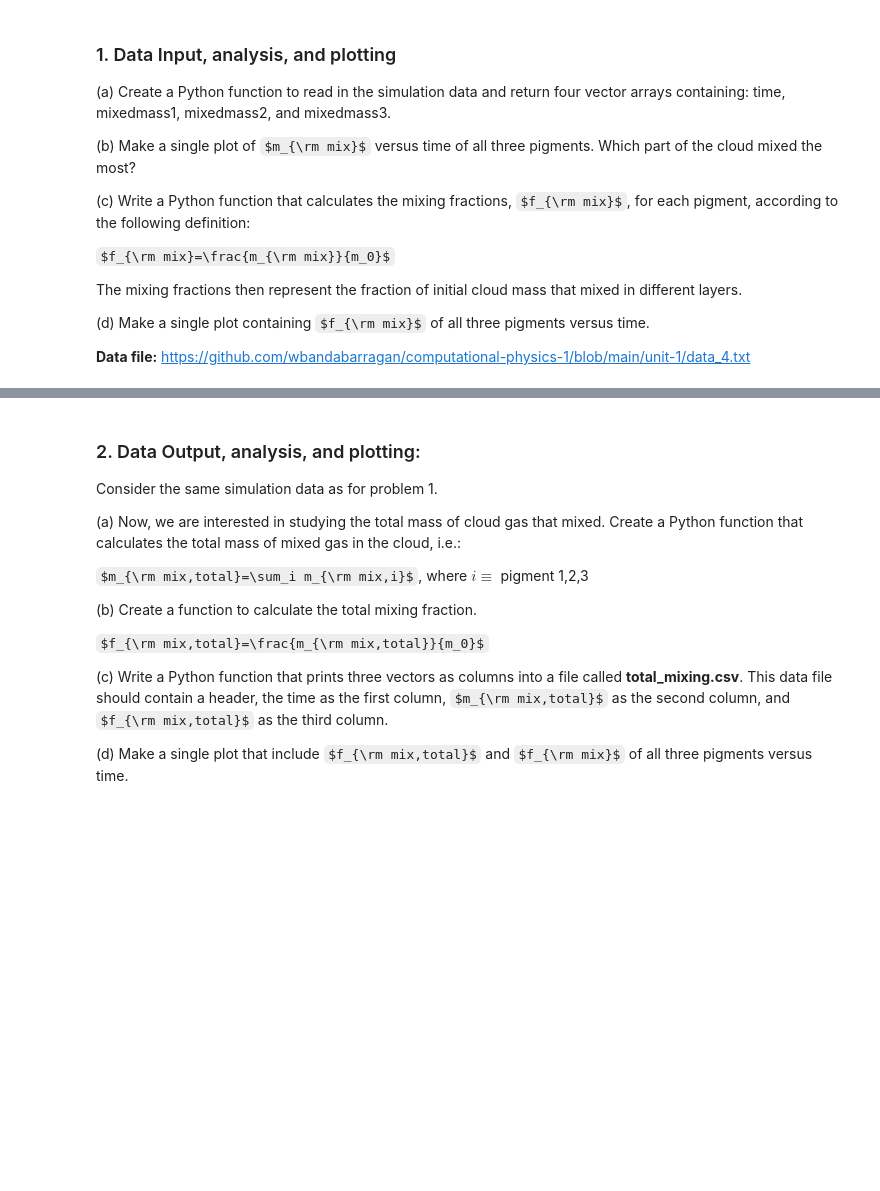
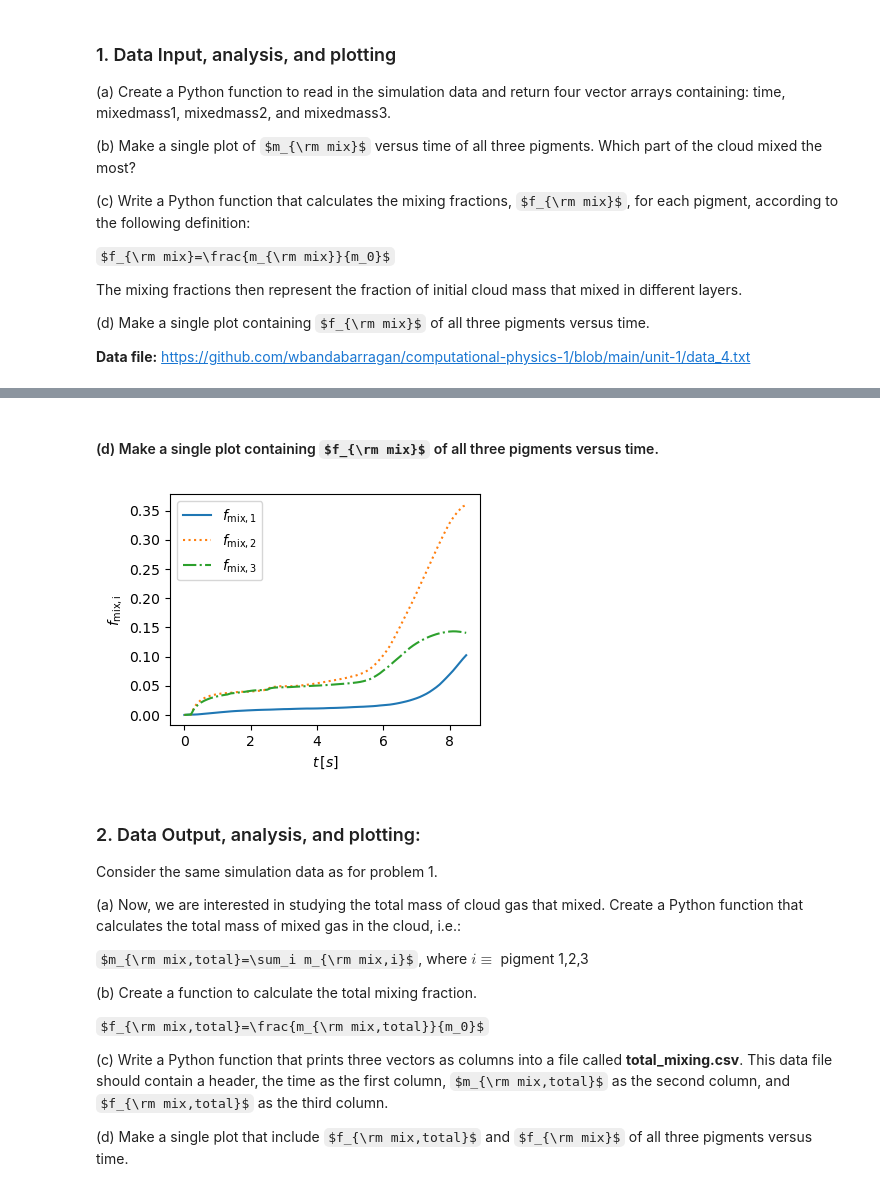
Before and after one commit to wbandabarragan/computational-physics-1, a Jupyter notebook: unit-1/problem-104.ipynb, the cells around one changed output, grey strips where cells are left out. Saved outputs shown, nothing was run; the diff lists cells and outputs as text; code cells hidden in the pictures; some formulas as TeX source; blank space fills up the shorter version.

```diff
--- a/unit-1/problem-104.ipynb
+++ b/unit-1/problem-104.ipynb
@@ -32,3 +100,50 @@ https://github.com/wbandabarragan/computational-physics-1/blob/main/unit-1/data_
+# %%
+# Python function for mixing fractions
+
+def mix_fraction(input_mass, m_ini):
+    """
+    This is a python funtion to normalise
+    mixed masses of different pigments
+    and return (dimensionless) mixing fractions
+    Input: mixed mass of pigments and initial cloud mass (m_0)
+    Output: mixing fraction, f_mix
+    """
+    f_mix = input_mass/m_ini
+
+    return f_mix
+# %%
+# Define initial mass
+m_0 = 61.18026 # in g
+
+# Call function for each pigment
+f_mix1 = mix_fraction(m1, m_0)
+f_mix2 = mix_fraction(m2, m_0)
+f_mix3 = mix_fraction(m3, m_0)
+
+#print(f_mix1[-1], f_mix2[-1], f_mix3[-1])
+# %% [markdown]
+#### (d) Make a single plot containing $f_{\rm mix}$ of all three pigments versus time.
+# %%
+# Plotting
+# Create figure environment
+plt.figure(figsize=(4,3))
+
+# Plotting with pyplot
+plt.plot(t, f_mix1, linestyle = "-",  label = r"$f_{\rm mix,1}$")
+plt.plot(t, f_mix2, linestyle = ":", label = r"$f_{\rm mix,2}$")
+plt.plot(t, f_mix3, linestyle = "-.",label = r"$f_{\rm mix,3}$")
+
+# Add legend
+plt.legend()
+
+# Plot customisation
+plt.xlabel(r"$t\,[s]$")
+plt.ylabel(r"$f_{\rm mix, i}$")
+
+# Show graph
+plt.show()
+# %% [output]
+[figure, added]
 # %% [markdown]
 ### 2. Data Output, analysis, and plotting:
 
```
Also changed, not shown: parts of 8 cells of this notebook.
